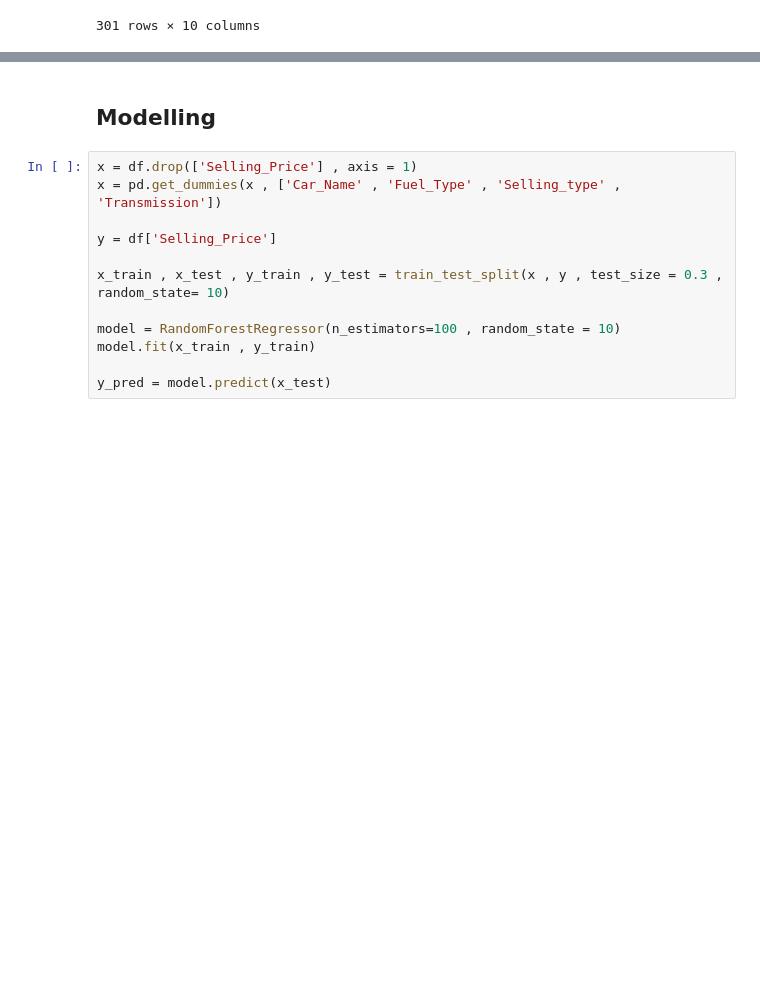
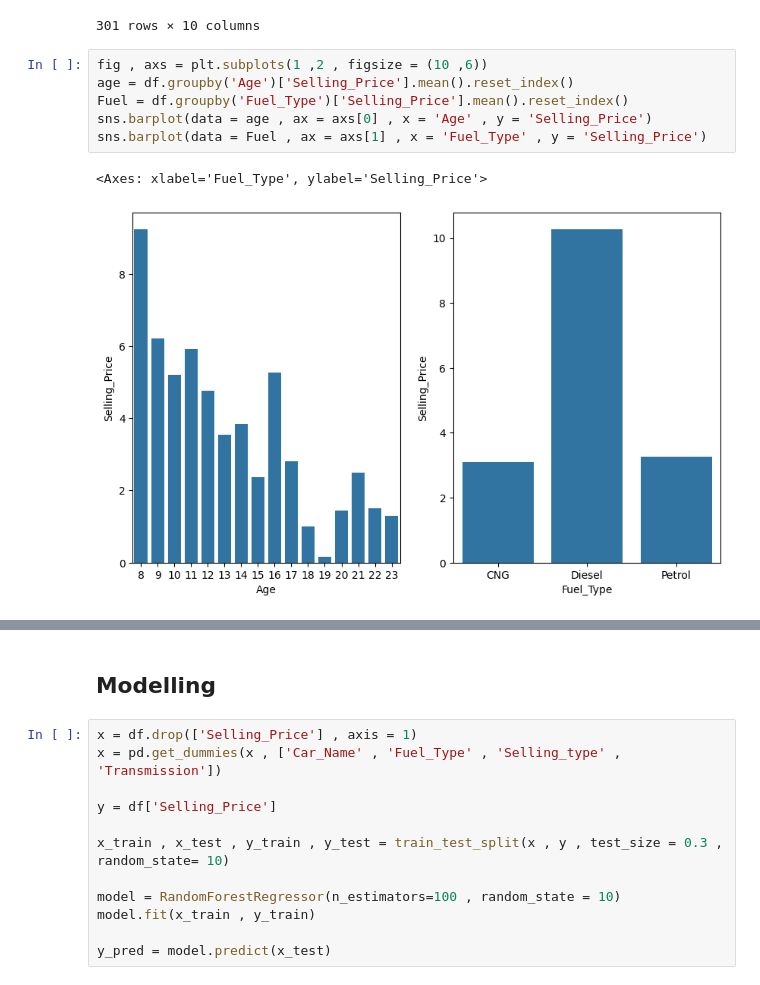
Before and after one commit to TeachFeastKunal/OIBSIP, a Jupyter notebook: Car_Price_Prediction.ipynb, the cells around one changed output, grey strips where cells are left out. Saved outputs shown, nothing was run; the diff lists cells and outputs as text; blank space fills up the shorter version.

Commit message:
Car_Price_Prediction using Colab

```diff
--- a/Car_Price_Prediction.ipynb
+++ b/Car_Price_Prediction.ipynb
@@ -49,3 +50,12 @@ df
 | 299 | city | 2017 | 11.50 | 12.50 | 9000 | Diesel | Dealer | Manual | ... |
 | 300 | brio | 2016 | 5.30 | 5.90 | 5464 | Petrol | Dealer | Manual | ... |
 301 rows × 10 columns
+# %%
+fig , axs = plt.subplots(1 ,2 , figsize = (10 ,6))
+age = df.groupby('Age')['Selling_Price'].mean().reset_index()
+Fuel = df.groupby('Fuel_Type')['Selling_Price'].mean().reset_index()
+sns.barplot(data = age , ax = axs[0] , x = 'Age' , y = 'Selling_Price')
+sns.barplot(data = Fuel , ax = axs[1] , x = 'Fuel_Type' , y = 'Selling_Price')
+# %% [output]
+<Axes: xlabel='Fuel_Type', ylabel='Selling_Price'>
+[figure, added]
```
Also changed, not shown: parts of 3 cells of this notebook.
